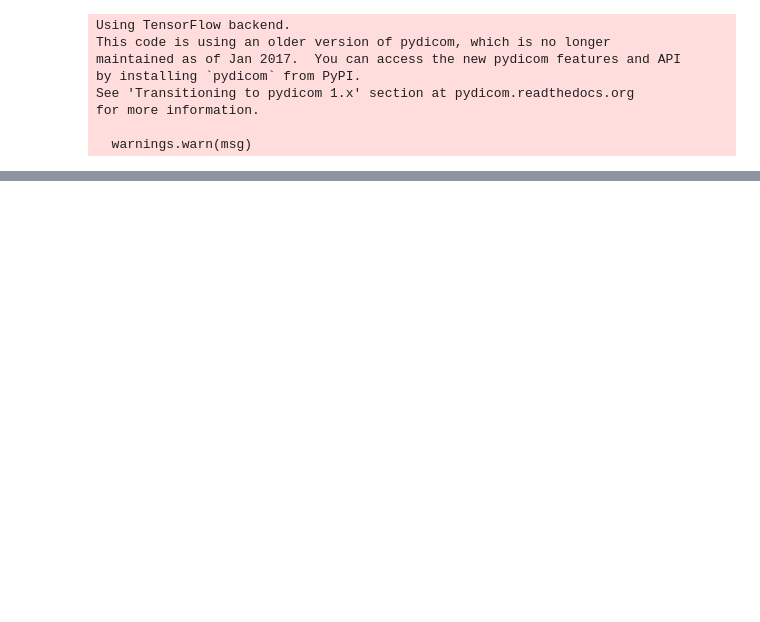
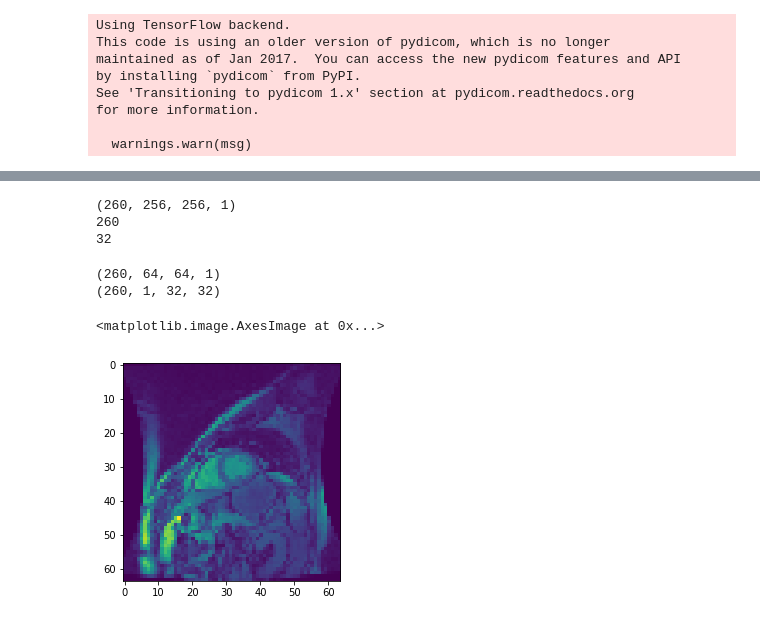
Before and after one commit to qqu0127/LV-segmentation, a Jupyter notebook: demo.ipynb, the cells around one changed output, grey strips where cells are left out. Drawn from its saved outputs; the diff is of its cells as text; code cells hidden in the pictures; blank space fills up the shorter version.

```diff
--- a/demo.ipynb
+++ b/demo.ipynb
@@ -56 +58,24 @@ for i in range(20):
 ... (8 outputs left out)
+# %%
+#reshape the data for CNN
+
+print(img_train.shape)
+print(len(ROI_train))
+print(len(ROI_train[0]))
+X = np.zeros((img_train.shape[0], 64, 64, 1))
+for i in range(X.shape[0]):
+    X[i,:,:,0] = cv2.resize(img_train[i,:,:,0], (64, 64), interpolation = cv2.INTER_LINEAR)
+Y = np.array(ROI_train).reshape((len(ROI_train),1, 32, 32))
+# %% [output]
+(260, 256, 256, 1)
+260
+32
+# %%
+print(X.shape)
+print(Y.shape)
+plt.imshow(X[0,:,:,0])
+# %% [output]
+(260, 64, 64, 1)
+(260, 1, 32, 32)
+<matplotlib.image.AxesImage at 0x...>
+[figure, added]
```
Also changed, not shown: parts of 8 cells of this notebook, 6 other files.
